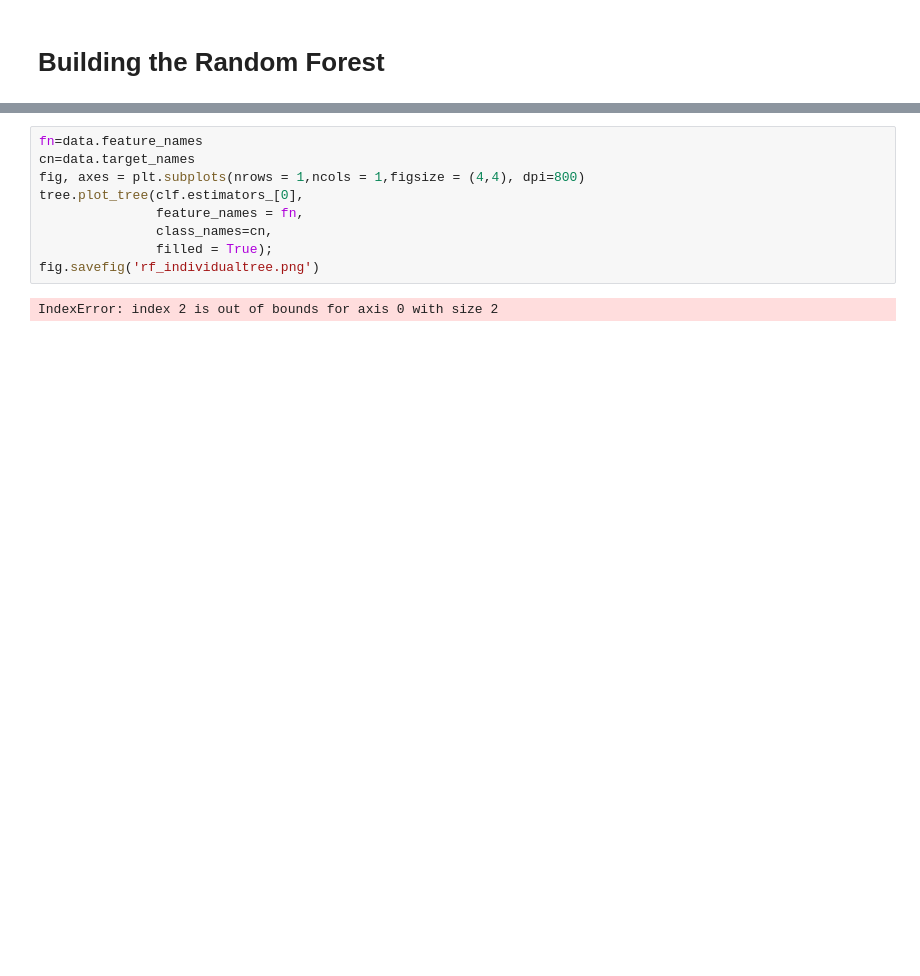
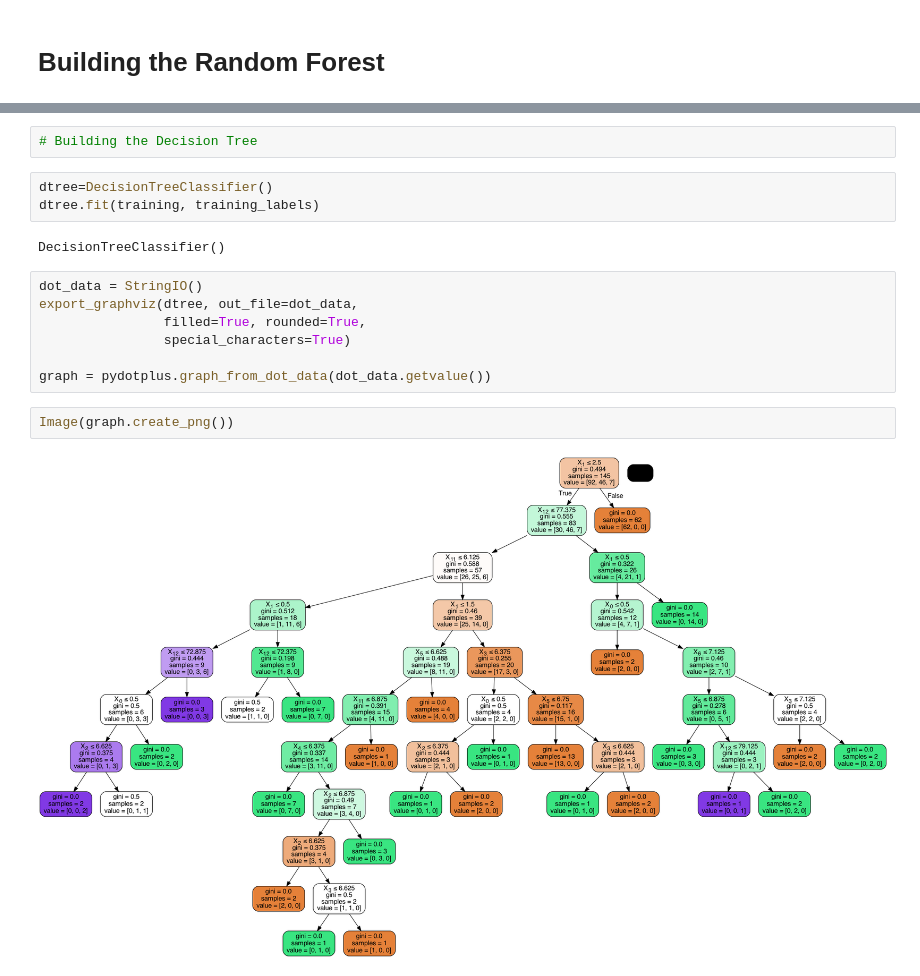
Before and after one commit to RaneemAlRushud/CoffeeBeansDataset-Experiment, a Jupyter notebook: RandomForest_Algorithm.ipynb, the cells around one changed output, grey strips where cells are left out. Saved outputs shown, nothing was run; the diff lists cells and outputs as text; blank space fills up the shorter version.

```diff
--- a/RandomForest_Algorithm.ipynb
+++ b/RandomForest_Algorithm.ipynb
@@ -143,12 +82,18 @@ ValueError: could not convert string to float: 'FL'
-# %%
-fn=data.feature_names
-cn=data.target_names
-fig, axes = plt.subplots(nrows = 1,ncols = 1,figsize = (4,4), dpi=800)
-tree.plot_tree(clf.estimators_[0],
-               feature_names = fn,
-               class_names=cn,
-               filled = True);
-fig.savefig('rf_individualtree.png')
-# %% [output]
-IndexError: index 2 is out of bounds for axis 0 with size 2
-[figure, removed]
+# %%
+# Building the Decision Tree
+# %%
+dtree=DecisionTreeClassifier()
+dtree.fit(training, training_labels)
+# %% [output]
+DecisionTreeClassifier()
+# %%
+dot_data = StringIO()
+export_graphviz(dtree, out_file=dot_data,
+                filled=True, rounded=True,
+                special_characters=True)
+
+graph = pydotplus.graph_from_dot_data(dot_data.getvalue())
+# %%
+Image(graph.create_png())
+# %% [output]
+[figure, added]
```
Also changed, not shown: parts of 15 cells of this notebook.
